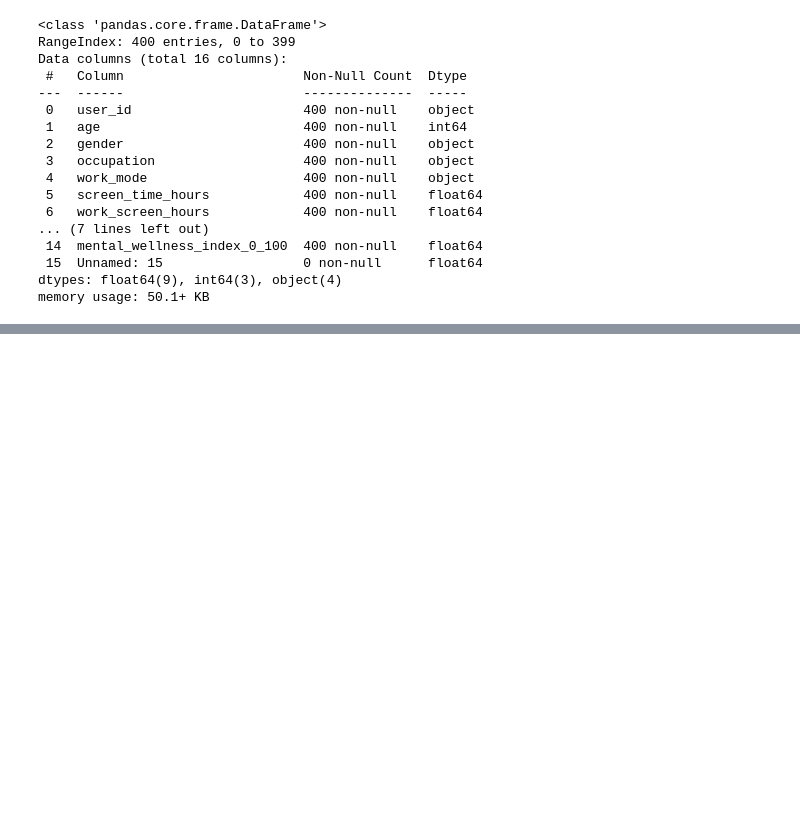
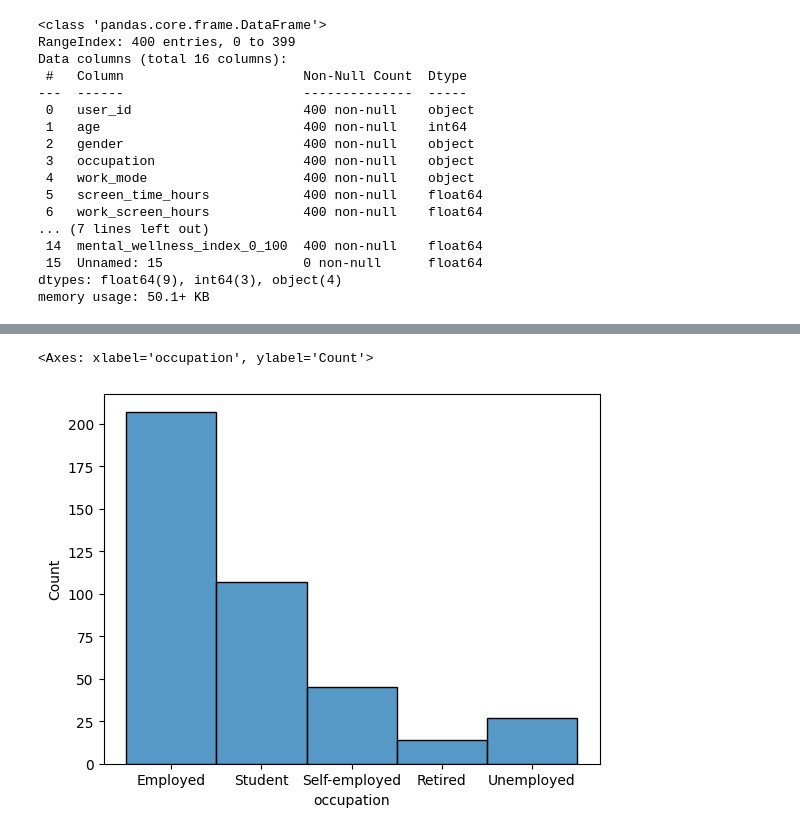
Before and after one commit to mingosmingos/screen-time-mental-health-analysis, a Jupyter notebook: FirstTests.ipynb, the cells around one changed output, grey strips where cells are left out. Drawn from its saved outputs; the diff is of its cells as text; code cells hidden in the pictures; blank space fills up the shorter version.

```diff
--- a/FirstTests.ipynb
+++ b/FirstTests.ipynb
@@ -64,0 +96,6 @@ import matplotlib.pyplot as plt
+# %%
+occupation = df['occupation']
+sns.histplot(occupation)
+# %% [output]
+<Axes: xlabel='occupation', ylabel='Count'>
+[figure, added]
```
Also changed, not shown: parts of 16 cells of this notebook.
